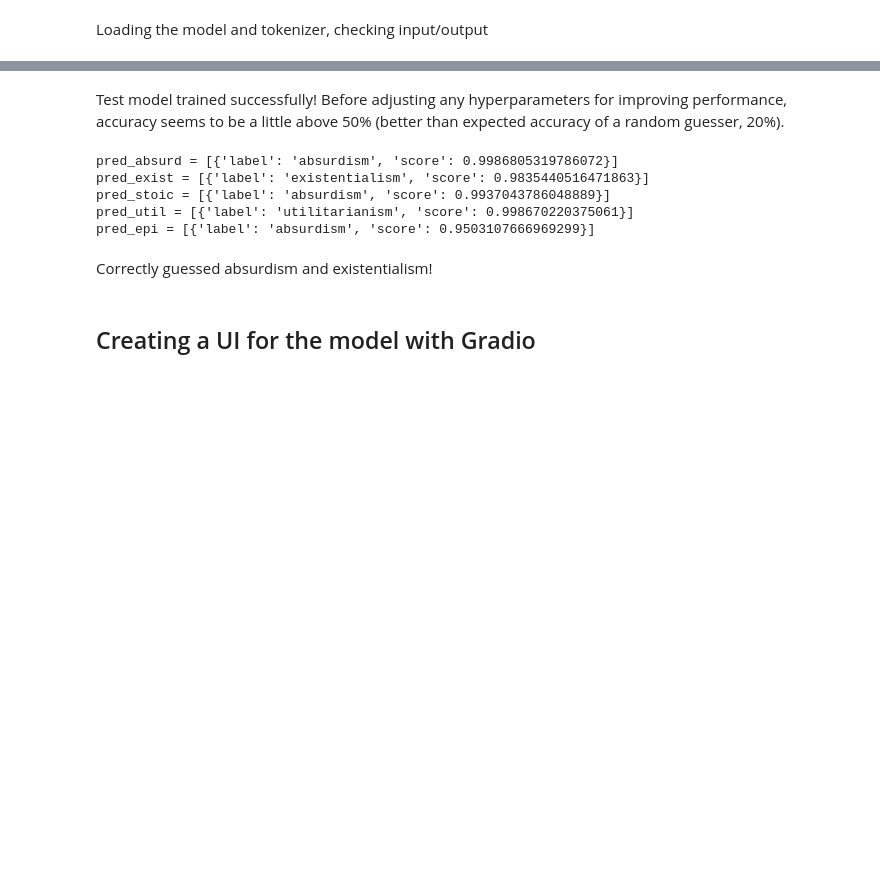
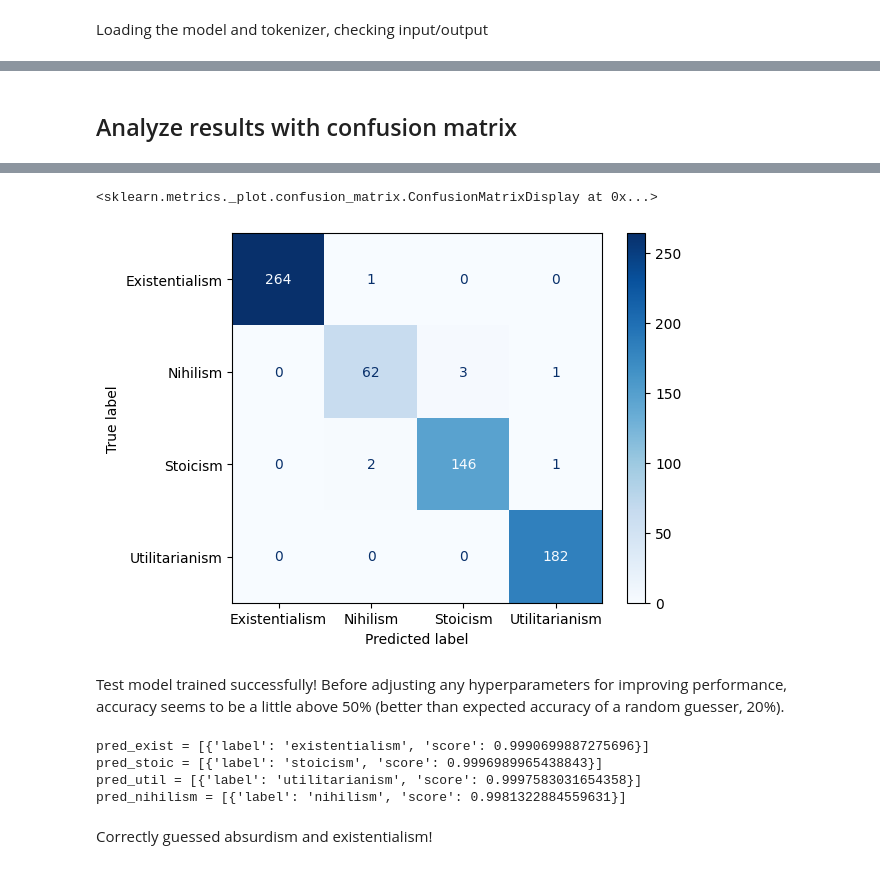
Before and after one commit to agustin-lorenzo/phil-class, a Jupyter notebook: classifier.ipynb, the cells around one changed output, grey strips where cells are left out. Saved outputs shown, nothing was run; the diff lists cells and outputs as text; code cells hidden in the pictures; blank space fills up the shorter version.

```diff
--- a/classifier.ipynb
+++ b/classifier.ipynb
@@ -151,0 +138,12 @@ There were unexpected keys in the checkpoint model loaded: ['distilbert.embeddin
+# %% [markdown]
+## Analyze results with confusion matrix
+# %%
+predictions = trainer.predict(dataset['test'])
+y_pred = np.argmax(predictions.predictions, axis=1)
+y_true = predictions.label_ids
+
+label_names = ["Existentialism", "Nihilism", "Stoicism", "Utilitarianism"]
+cm = confusion_matrix(y_true, y_pred)
+disp = ConfusionMatrixDisplay(confusion_matrix=cm, display_labels=label_names)
+disp.plot(cmap=plt.cm.Blues)
+# %% [output]
@@ -152,31 +151,27 @@ There were unexpected keys in the checkpoint model loaded: ['distilbert.embeddin
+<sklearn.metrics._plot.confusion_matrix.ConfusionMatrixDisplay at 0x...>
+[figure, added]
 # %% [markdown]
 Test model trained successfully! Before adjusting any hyperparameters for improving performance, accuracy seems to be a little above 50% (better than expected accuracy of a random guesser, 20%).
 # %%
-absurdism = "The absurd is the conflict between the rational mind and the irrational world. But one must imagine Sisyphus happy."
 existentialism = "Man is condemned to be free; because once thrown into the world, he is responsible for everything he does. It is up to you to give life a meaning. To choose to be this or that is to affirm at the same time the value of what we choose."
-stoicism = "You have power over your mind—not outside events. Realize this, and you will find strength. Everything we hear is an opinion, not a fact. Everything we see is a perspective, not the truth. The happiness of your life depends upon the quality of your thoughts."
+stoicism = "Being a stoic does not mean being a robot. Being a stoic means remaining calm both at the height of pleasure and the depths of misery."
 util = "argument for preferring the life of a human being to that of an animal (with which most modern readers would be quite comfortable) is exactly paralleled by his argument for preferring the life of an intelligent human being to that of fool."
-epi = "the possession of those instruments whereby the male with female can unite, the one with other in mutual ravishments. And in the ages after monsters died, perforce there perished many a stock, unable by propagation to forge a progeny."
+nihilism = "Life is just a glitch in a cold, dead universe."
 
 pipe = pipeline('text-classification', 'model')
-pred_absurd = pipe(absurdism)
 pred_exist = pipe(existentialism)
 pred_stoic = pipe(stoicism)
 pred_util = pipe(util)
-pred_epi = pipe(epi)
+pred_nihilism = pipe(nihilism)
 
-print(f"{pred_absurd = }")
 print(f"{pred_exist = }")
 print(f"{pred_stoic = }")
 print(f"{pred_util = }")
-print(f"{pred_epi = }")
+print(f"{pred_nihilism = }")
 # %% [output]
-pred_absurd = [{'label': 'absurdism', 'score': 0.9986805319786072}]
-pred_exist = [{'label': 'existentialism', 'score': 0.9835440516471863}]
-pred_stoic = [{'label': 'absurdism', 'score': 0.9937043786048889}]
-pred_util = [{'label': 'utilitarianism', 'score': 0.998670220375061}]
-pred_epi = [{'label': 'absurdism', 'score': 0.9503107666969299}]
+pred_exist = [{'label': 'existentialism', 'score': 0.9990699887275696}]
+pred_stoic = [{'label': 'stoicism', 'score': 0.9996989965438843}]
+pred_util = [{'label': 'utilitarianism', 'score': 0.9997583031654358}]
+pred_nihilism = [{'label': 'nihilism', 'score': 0.9981322884559631}]
 # %% [markdown]
 Correctly guessed absurdism and existentialism!
-# %% [markdown]
-## Creating a UI for the model with Gradio
```
Also changed, not shown: parts of 8 cells of this notebook, 7 other files.
